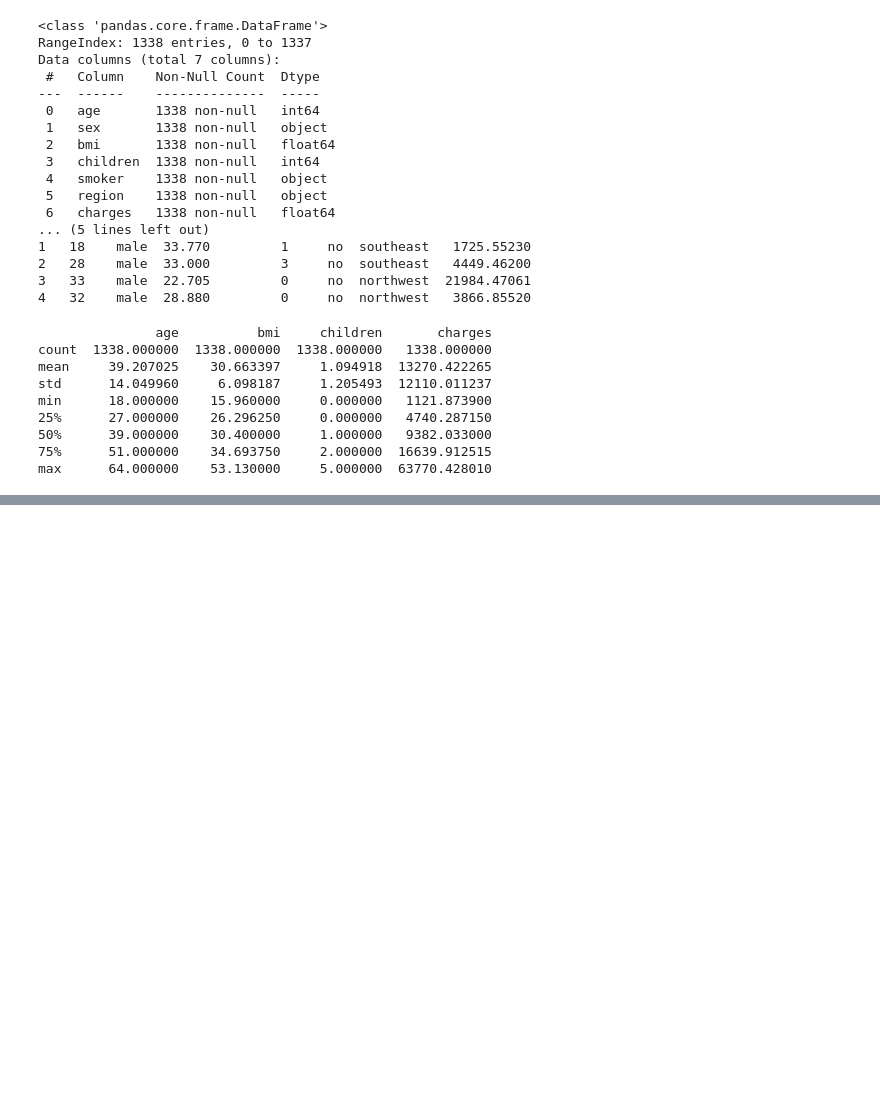
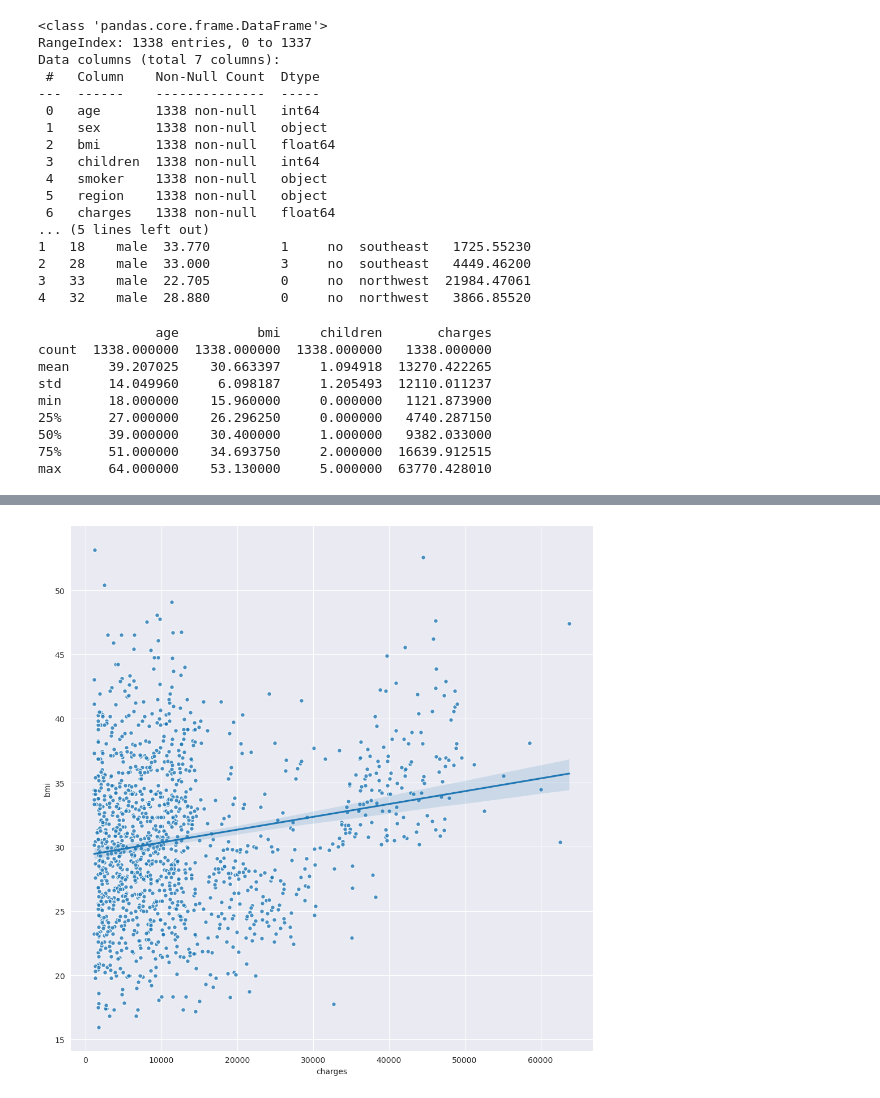
Before and after one commit to Fume5678/BigData_Course, a Jupyter notebook: lab_4/lab_4.ipynb, the cells around one changed output, grey strips where cells are left out. Cells and saved outputs as stored; diff of their text form; code cells hidden in the pictures; blank space fills up the shorter version.

```diff
--- a/lab_4/lab_4.ipynb
+++ b/lab_4/lab_4.ipynb
@@ -125,0 +176,11 @@ original mean: 13270.422265
+# %%
+x = data.charges.to_numpy()
+# y = [i for i in range(1, len(x)+1)]
+y= data.bmi.to_numpy()
+fig = sns.lmplot(data=data, x="charges", y="bmi", ci=95,
+            scatter_kws={'s': 30, 'edgecolor': 'white'}, height=10)
+
+
+# sns.regplot(data=data, x="charges", y="bmi", ci= 99)
+# %% [output]
+[figure, added]
```
Also changed, not shown: parts of 5 cells of this notebook.
